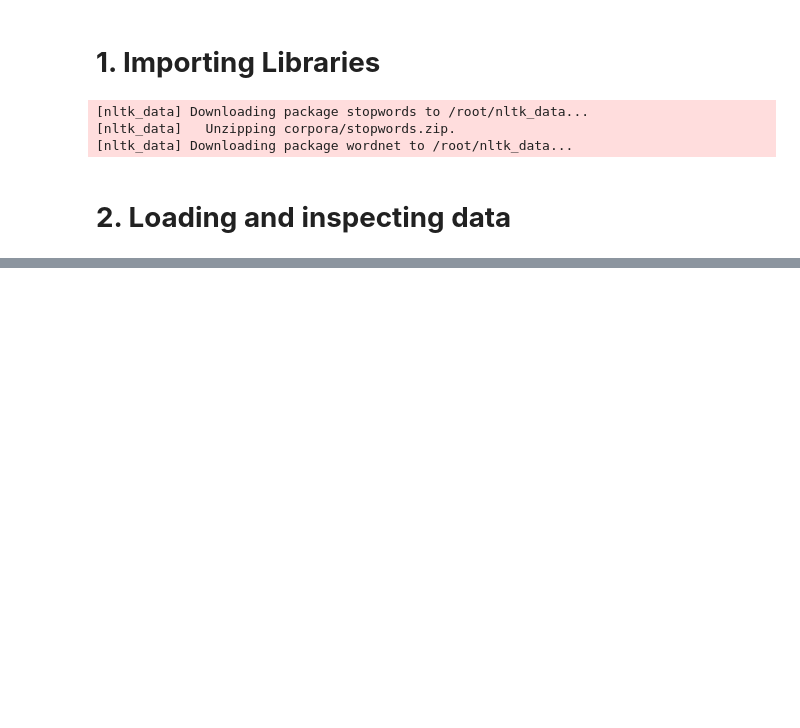
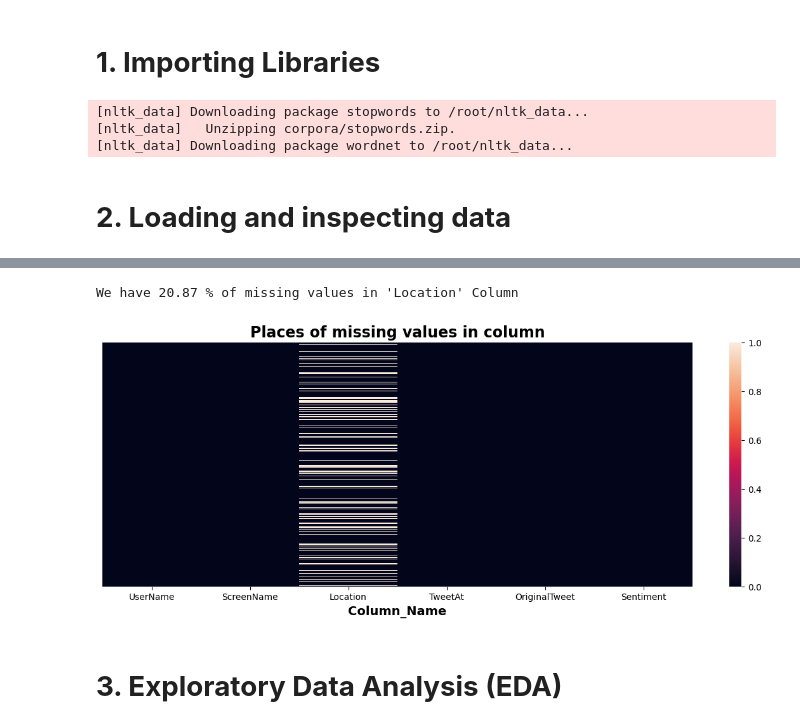
Before and after one commit to SachinYallapurkar/Coronavirus_Tweet_Sentiment_Analysis, a Jupyter notebook: Untitled15.ipynb, the cells around one changed output, grey strips where cells are left out. Cells and saved outputs as stored; diff of their text form; code cells hidden in the pictures; blank space fills up the shorter version.

```diff
--- a/Untitled15.ipynb
+++ b/Untitled15.ipynb
@@ -40,0 +47,3 @@ from nltk.corpus import stopwords
+# %%
+# Importing the dataset in CSV format from google drive using the encoding of ISO-8859-1
+tweet_df = pd.read_csv('/content/drive/MyDrive/Coronavirus_Tweets/Coronavirus Tweets.csv', encoding="ISO-8859-1")
@@ -40,0 +137,18 @@ from nltk.corpus import stopwords
+# %%
+# Checking  missing values in 'Location' column
+miss_value = tweet_df['Location'].isnull().sum()/(tweet_df.shape[0]) * 100
+print("We have {:.2f} % of missing values in 'Location' Column".format(miss_value))
+# %% [output]
+We have 20.87 % of missing values in 'Location' Column
+# %%
+# Plot No- 1
+# Plotting heatmap of different columns to check the missing values
+plt.figure(figsize=(15, 5))
+sns.heatmap(tweet_df.isnull(), cbar=True, yticklabels=False)
+plt.xlabel("Column_Name", size=14, weight="bold")
+plt.title("Places of missing values in column",fontweight="bold",size=17)
+plt.show()
+# %% [output]
+[figure, added]
+# %% [markdown]
+# **3. Exploratory Data Analysis (EDA)**
```
Also changed, not shown: parts of 9 cells of this notebook.
